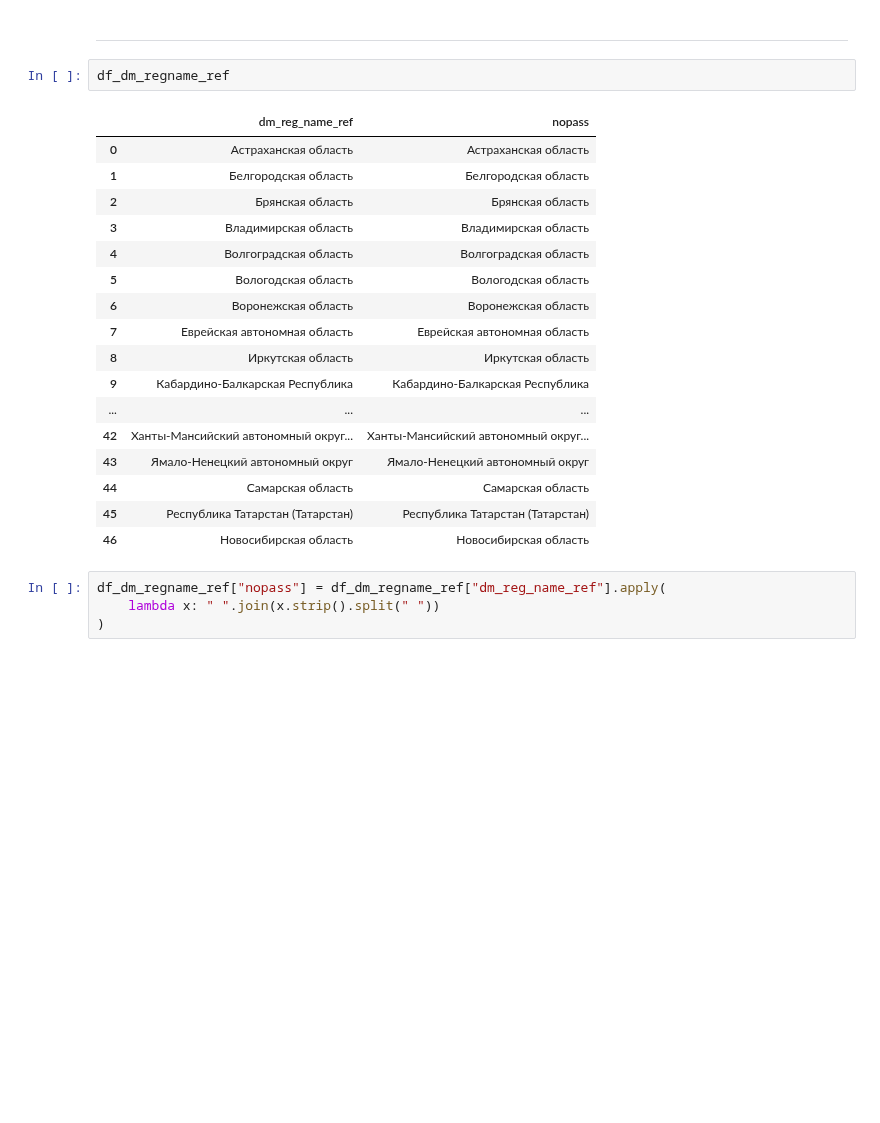
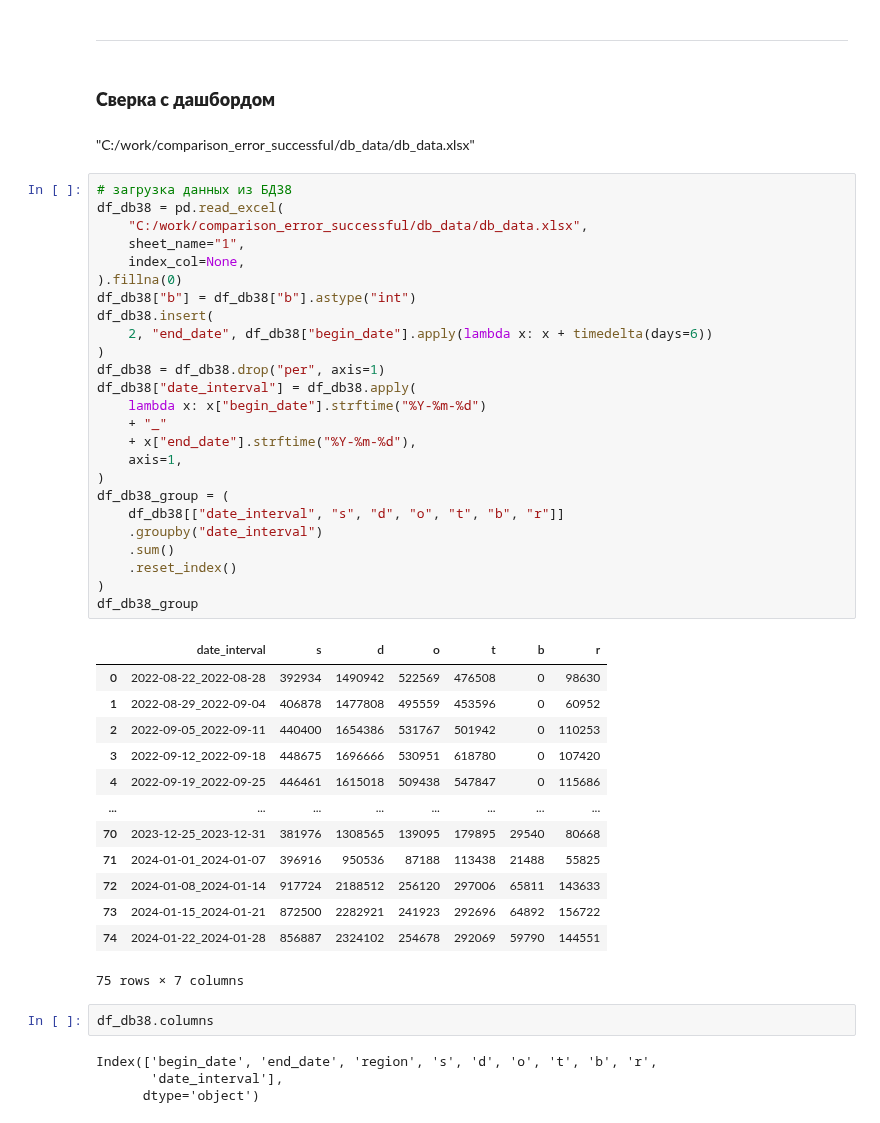
Before and after one commit to s-eremeev/eremeev, a Jupyter notebook: work/scripts/validation_tsifrimed.ipynb, the cells around one changed output. Cells and saved outputs as stored; diff of their text form; blank space fills up the shorter version.

```diff
--- a/work/scripts/validation_tsifrimed.ipynb
+++ b/work/scripts/validation_tsifrimed.ipynb
@@ -823,27 +859,52 @@ for name in no_regnames:
          АДМИНИСТРАЦИЯ ГЛАВЫ ЛУГАНСКОЙ НАРОДНОЙ РЕСПУБЛИКИ
 # %% [markdown]
 ***
-# %%
-df_dm_regname_ref
-# %% [output]
-|  | dm_reg_name_ref | nopass |
-| 0 | Астраханская область | Астраханская область |
-| 1 | Белгородская область | Белгородская область |
-| 2 | Брянская область | Брянская область |
-| 3 | Владимирская область | Владимирская область |
-| 4 | Волгоградская область | Волгоградская область |
-| 5 | Вологодская область | Вологодская область |
-| 6 | Воронежская область | Воронежская область |
-| 7 | Еврейская автономная область | Еврейская автономная область |
-| 8 | Иркутская область | Иркутская область |
-| 9 | Кабардино-Балкарская Республика | Кабардино-Балкарская Республика |
-| ... | ... | ... |
-| 42 | Ханты-Мансийский автономный округ... | Ханты-Мансийский автономный округ... |
-| 43 | Ямало-Ненецкий автономный округ | Ямало-Ненецкий автономный округ |
-| 44 | Самарская область | Самарская область |
-| 45 | Республика Татарстан (Татарстан) | Республика Татарстан (Татарстан) |
-| 46 | Новосибирская область | Новосибирская область |
-# %%
-df_dm_regname_ref["nopass"] = df_dm_regname_ref["dm_reg_name_ref"].apply(
-    lambda x: " ".join(x.strip().split(" "))
-)
+# %% [markdown]
+### **Сверка с дашбордом**
+# %% [markdown]
+"C:/work/comparison_error_successful/db_data/db_data.xlsx"
+# %%
+# загрузка данных из БД38
+df_db38 = pd.read_excel(
+    "C:/work/comparison_error_successful/db_data/db_data.xlsx",
+    sheet_name="1",
+    index_col=None,
+).fillna(0)
+df_db38["b"] = df_db38["b"].astype("int")
+df_db38.insert(
+    2, "end_date", df_db38["begin_date"].apply(lambda x: x + timedelta(days=6))
+)
+df_db38 = df_db38.drop("per", axis=1)
+df_db38["date_interval"] = df_db38.apply(
+    lambda x: x["begin_date"].strftime("%Y-%m-%d")
+    + "_"
+    + x["end_date"].strftime("%Y-%m-%d"),
+    axis=1,
+)
+df_db38_group = (
+    df_db38[["date_interval", "s", "d", "o", "t", "b", "r"]]
+    .groupby("date_interval")
+    .sum()
+    .reset_index()
+)
+df_db38_group
+# %% [output]
+|  | date_interval | s | d | o | t | b | r |
+| 0 | 2022-08-22_2022-08-28 | 392934 | 1490942 | 522569 | 476508 | 0 | 98630 |
+| 1 | 2022-08-29_2022-09-04 | 406878 | 1477808 | 495559 | 453596 | 0 | 60952 |
+| 2 | 2022-09-05_2022-09-11 | 440400 | 1654386 | 531767 | 501942 | 0 | 110253 |
+| 3 | 2022-09-12_2022-09-18 | 448675 | 1696666 | 530951 | 618780 | 0 | 107420 |
+| 4 | 2022-09-19_2022-09-25 | 446461 | 1615018 | 509438 | 547847 | 0 | 115686 |
+| ... | ... | ... | ... | ... | ... | ... | ... |
+| 70 | 2023-12-25_2023-12-31 | 381976 | 1308565 | 139095 | 179895 | 29540 | 80668 |
+| 71 | 2024-01-01_2024-01-07 | 396916 | 950536 | 87188 | 113438 | 21488 | 55825 |
+| 72 | 2024-01-08_2024-01-14 | 917724 | 2188512 | 256120 | 297006 | 65811 | 143633 |
+| 73 | 2024-01-15_2024-01-21 | 872500 | 2282921 | 241923 | 292696 | 64892 | 156722 |
+| 74 | 2024-01-22_2024-01-28 | 856887 | 2324102 | 254678 | 292069 | 59790 | 144551 |
+75 rows × 7 columns
+# %%
+df_db38.columns
+# %% [output]
+Index(['begin_date', 'end_date', 'region', 's', 'd', 'o', 't', 'b', 'r',
+       'date_interval'],
+      dtype='object')
```
Also changed, not shown: parts of 17 cells of this notebook, 1 other file.
